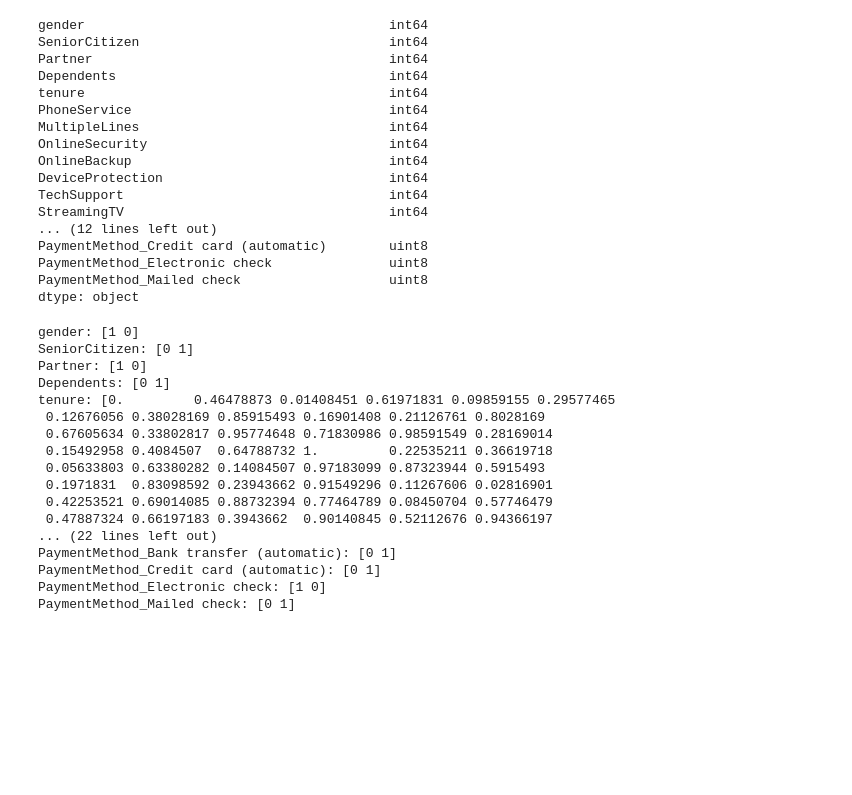
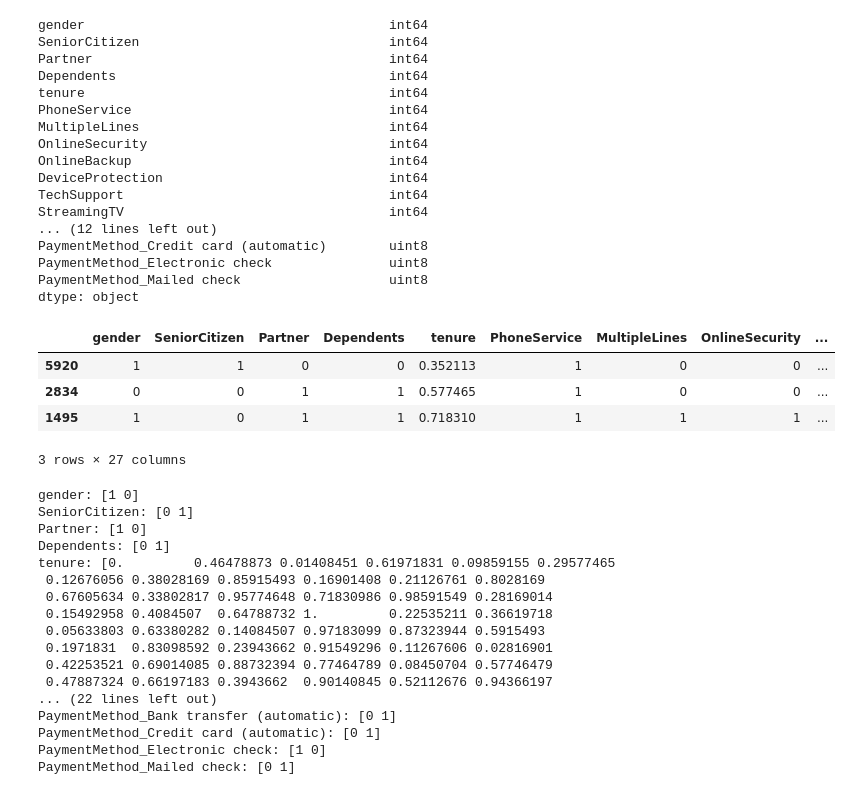
Before and after one commit to juwayn/ChurnPrediction, a Jupyter notebook: Churnprediction.ipynb, the cells around one changed output. Cells and saved outputs as stored; diff of their text form; code cells hidden in the pictures; blank space fills up the shorter version.

```diff
--- a/Churnprediction.ipynb
+++ b/Churnprediction.ipynb
@@ -320,6 +406,14 @@ cols_to_scale = ['tenure','MonthlyCharges','TotalCharges']
 from sklearn.preprocessing import MinMaxScaler
 scaler = MinMaxScaler()
 df2[cols_to_scale] = scaler.fit_transform(df2[cols_to_scale])
+# %%
+df2.sample(3)
+# %% [output]
+|  | gender | SeniorCitizen | Partner | Dependents | tenure | PhoneService | MultipleLines | OnlineSecurity | ... |
+| 5920 | 1 | 1 | 0 | 0 | 0.352113 | 1 | 0 | 0 | ... |
+| 2834 | 0 | 0 | 1 | 1 | 0.577465 | 1 | 0 | 0 | ... |
+| 1495 | 1 | 0 | 1 | 1 | 0.718310 | 1 | 1 | 1 | ... |
+3 rows × 27 columns
 # %%
 for col in df2:
     print(f'{col}: {df2[col].unique()}')
```
Also changed, not shown: parts of 40 cells of this notebook.
